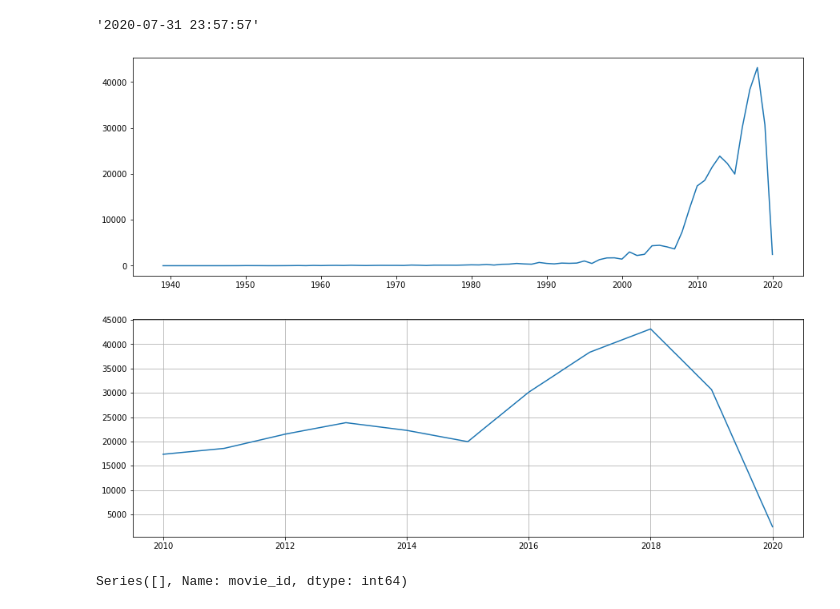
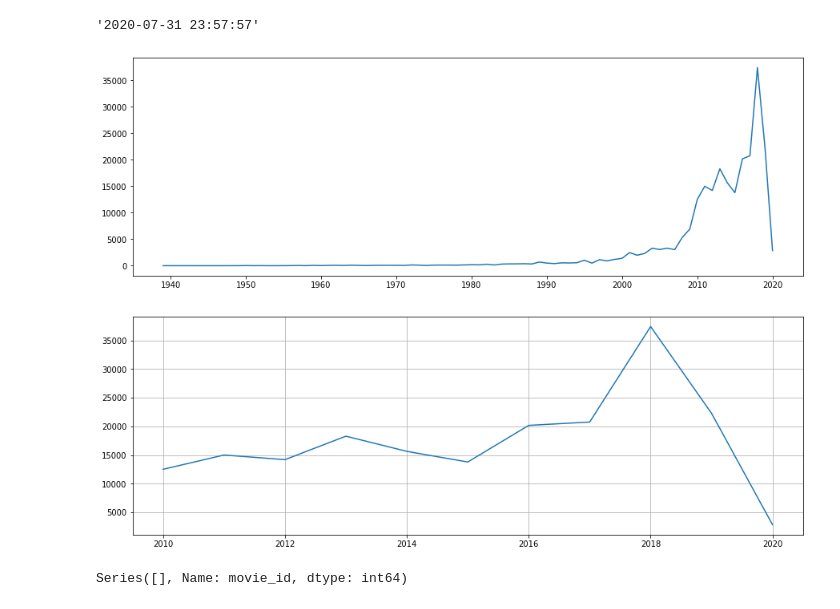
Before and after one commit to danilpolkov/sweet_RS, a Jupyter notebook: notebooks/EDA.ipynb, the cells around one changed output. Saved outputs shown, nothing was run; the diff lists cells and outputs as text; code cells hidden in the pictures.

```diff
--- a/notebooks/EDA.ipynb
+++ b/notebooks/EDA.ipynb
@@ -6,6 +2,6 @@
 import pandas as pd
 import matplotlib.pyplot as plt
 # %%
-movies_database = pd.read_csv('../data/raw/movies_database.csv')
+movies_database = pd.read_csv('../data/raw/movies.csv')
 movies_database.shape
 # %% [output]
@@ -248,21 +246,23 @@ user_hist_df['ts'].min()
 user_hist_df['ts'].max()
 # %% [output]
 '2020-07-31 23:57:57'
+# %%
+user_hist_df_dd = user_hist_df[['user_id', 'movie_id']].drop_duplicates()
 # %%
-user_hist_df = pd.merge(user_hist_df, movies_database[['id', 'year']], how = 'left',
+user_hist_df_dd = pd.merge(user_hist_df_dd, movies_database[['id', 'year', 'imdb_rating', 'tmdb_rating']], how = 'left',
                         left_on = 'movie_id',
                         right_on = 'id')
 # %%
 plt.figure(figsize=(15, 5))
 
-user_hist_df['year'].value_counts().sort_index().plot();
+user_hist_df_dd['year'].value_counts().sort_index().plot();
 # %% [output]
-[figure, old version]
+[figure, new version]
 # %%
 plt.figure(figsize=(15, 5))
-user_hist_df[user_hist_df['year'] >= 2010]['year'].value_counts().sort_index().plot(grid=True);
+user_hist_df_dd[user_hist_df_dd['year'] >= 2010]['year'].value_counts().sort_index().plot(grid=True);
 # %% [output]
-[figure, old version]
+[figure, new version]
 # %%
 repeat_users = user_hist_df[user_hist_df['episode_id'] == 0].groupby(['user_id', 'movie_id'])['movie_id'].count()
 # %%
```
Also changed, not shown: parts of 17 cells of this notebook, 5 other files.
